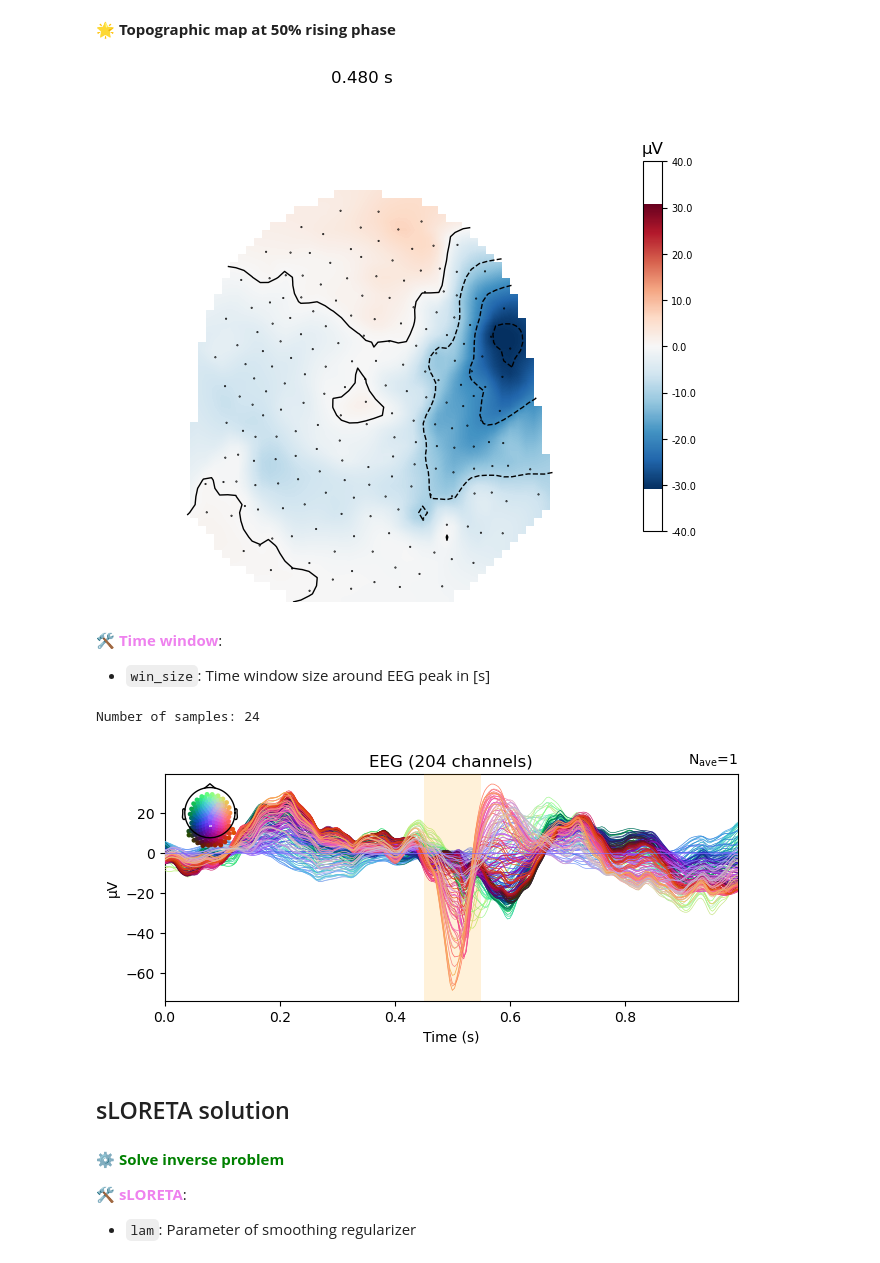
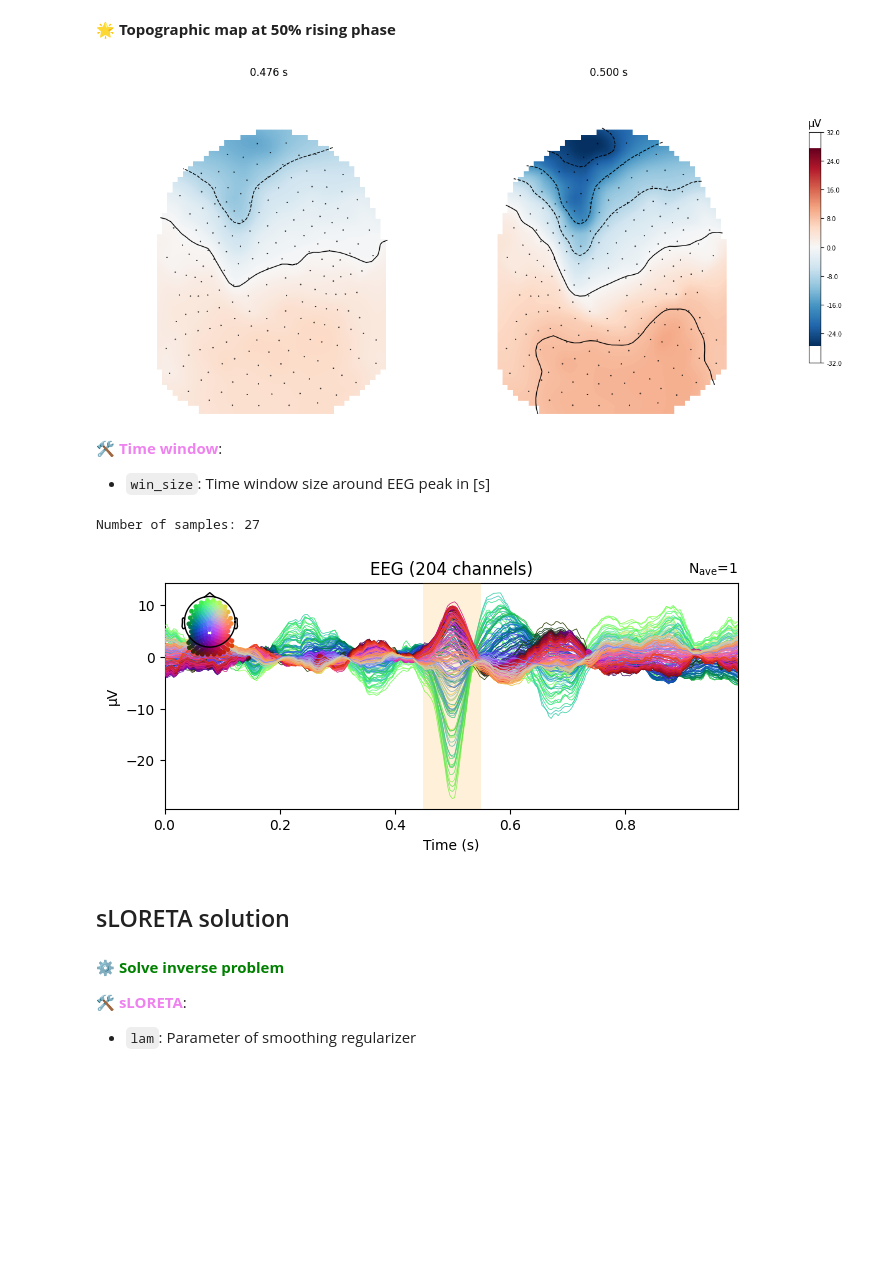
Before and after one commit to NinoHerve/mindmap, a Jupyter notebook: inverse/inverse_sLORETA.ipynb, the cells around one changed output. Cells and saved outputs as stored; diff of their text form; code cells hidden in the pictures; blank space fills up the shorter version.

```diff
--- a/inverse/inverse_sLORETA.ipynb
+++ b/inverse/inverse_sLORETA.ipynb
@@ -119,7 +119,7 @@ from pathlib import Path
 ############### Parameters ################
 # configuration
 fconfig = "../configurations/spike.yml"
-sub     = 33
+sub     = 2
 samp    = 0
 ############################################
 
@@ -134,12 +134,10 @@ data = mm.io.read_dataset(sub, "eeg", "fwd", "gt", "resec", "cst", sample=samp)
 # noise covariance (should be computed before and be a variable but I haven't gotten any epoch/raw EEG ever so far)
 noise_cov = mne.make_ad_hoc_cov(data["eeg"].info, std={"eeg":1})
 
-# EEG features
-sfreq = data["eeg"].info["sfreq"]
+# times of interest
+hrp_time  = mm.utils.eeg_rising_phase(data["eeg"], ratio=0.5)   # half rising phase
+peak_time = mm.utils.eeg_rising_phase(data["eeg"], ratio=1)
 
-_, ht = mm.utils.eeg_rising_phase(data["eeg"], ratio=0.5)
-_, pt = mm.utils.eeg_rising_phase(data["eeg"], ratio=1)
-
-t_half = ht/sfreq
-t_peak = pt/sfreq
+# set reference
+_ = data["eeg"].set_eeg_reference(projection=True)
 # %% [output]
@@ -159,10 +160,10 @@ Missing objects:
 # %% [markdown]
 🌟 **Topographic map at 50% rising phase**
 # %%
-times = [t_half]
+times = [hrp_time, peak_time]
 _ = data["eeg"].plot_topomap(times=times, size=4, extrapolate="local", outlines=None)
 # %% [output]
-[figure, old version]
+[figure, new version]
 # %% [markdown]
 🛠️ <font color=violet>**Time window**</font>:
 - `win_size`: Time window size around EEG peak in [s]
@@ -171,30 +172,23 @@ _ = data["eeg"].plot_topomap(times=times, size=4, extrapolate="local", outlines=
 win_size = 0.1
 ###################################################
 
-if win_size is not None:
-    dt = int(win_size * sfreq /2)
-    b  = data["eeg"].data[:, pt-dt:pt+dt]
 
-    t_start  = t_peak-(win_size/2)
-    t_end    = t_peak+(win_size/2)
-    idx_half = int((t_half-t_start)*sfreq)
-    idx_peak = int((t_peak-t_start)*sfreq)
+if win_size:
+    eeg = data["eeg"].copy()
+    dt  = win_size/2
+    eeg = eeg.crop(peak_time-dt, peak_time+dt)
 
-    highlight = [t_start, t_end]
+    highlight = [peak_time-dt, peak_time+dt]
 
 else:
-    b = data["eeg"].data[:, [ht,pt]]
+    eeg = data["eeg"].copy()
+    highlight = None
 
-    idx_half = 0
-    idx_peak = 1
-
-    highlight = [t_half-1e-3, t_half+1e-3], [t_peak-1e-3, t_peak+1e-3]
-
-print(f"Number of samples: {b.shape[1]}")
+print(f"Number of samples: {eeg.data.shape[1]}")
 _ = data["eeg"].plot(highlight=highlight)
 # %% [output]
-Number of samples: 24
+Number of samples: 27
-[figure, old version]
+[figure, new version]
 # %% [markdown]
 ## sLORETA solution
 #### ⚙️ <font color=green>**Solve inverse problem**</font>
```
Also changed, not shown: parts of 6 cells of this notebook, 33 other files.
